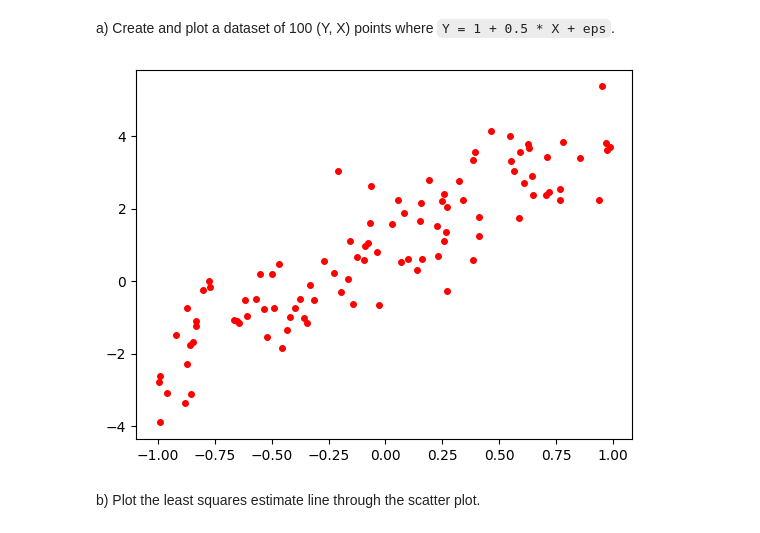
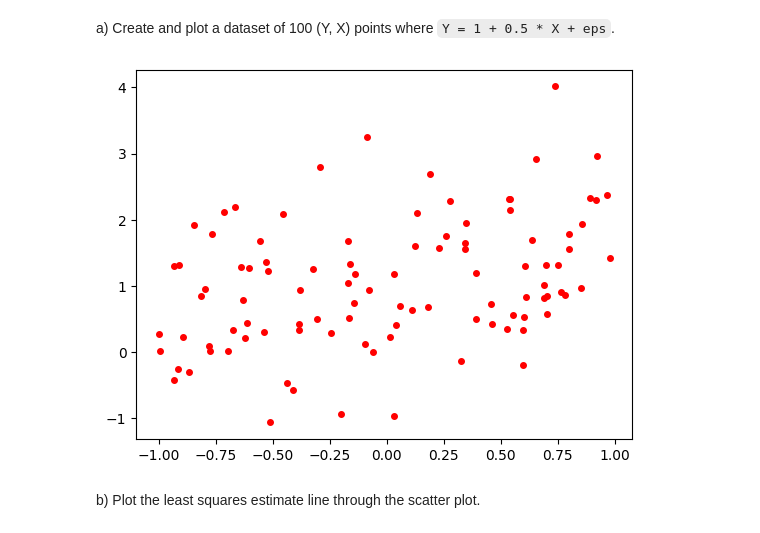
Before and after one commit to stonetharris/CS506, a Jupyter notebook: worksheets/worksheet_18.ipynb, the cells around one changed output. Cells and saved outputs as stored; diff of their text form; code cells hidden in the pictures.

```diff
--- a/worksheets/worksheet_18.ipynb
+++ b/worksheets/worksheet_18.ipynb
@@ -50,16 +50,18 @@ a) Create and plot a dataset of 100 (Y, X) points where `Y = 1 + 0.5 * X + eps`.
 # %%
 import numpy as np
 import matplotlib.pyplot as plt
 
 SAMPLE_SIZE = 100
+beta_0 = 1
+beta_1 = 0.5
 
-true_beta = np.array([ ... , ... ])
+true_beta = np.array([beta_0, beta_1])
 x = -1.0 + 2.0 * np.random.random(SAMPLE_SIZE)
 y = true_beta[0] + true_beta[1] * x + np.random.randn(SAMPLE_SIZE)
 plt.plot(x,y,'ro',markersize=4)
 plt.show()
 # %% [output]
-[figure, old version]
+[figure, new version]
 # %% [markdown]
 b) Plot the least squares estimate line through the scatter plot.
 # %%
```
Also changed, not shown: parts of 7 cells of this notebook.
